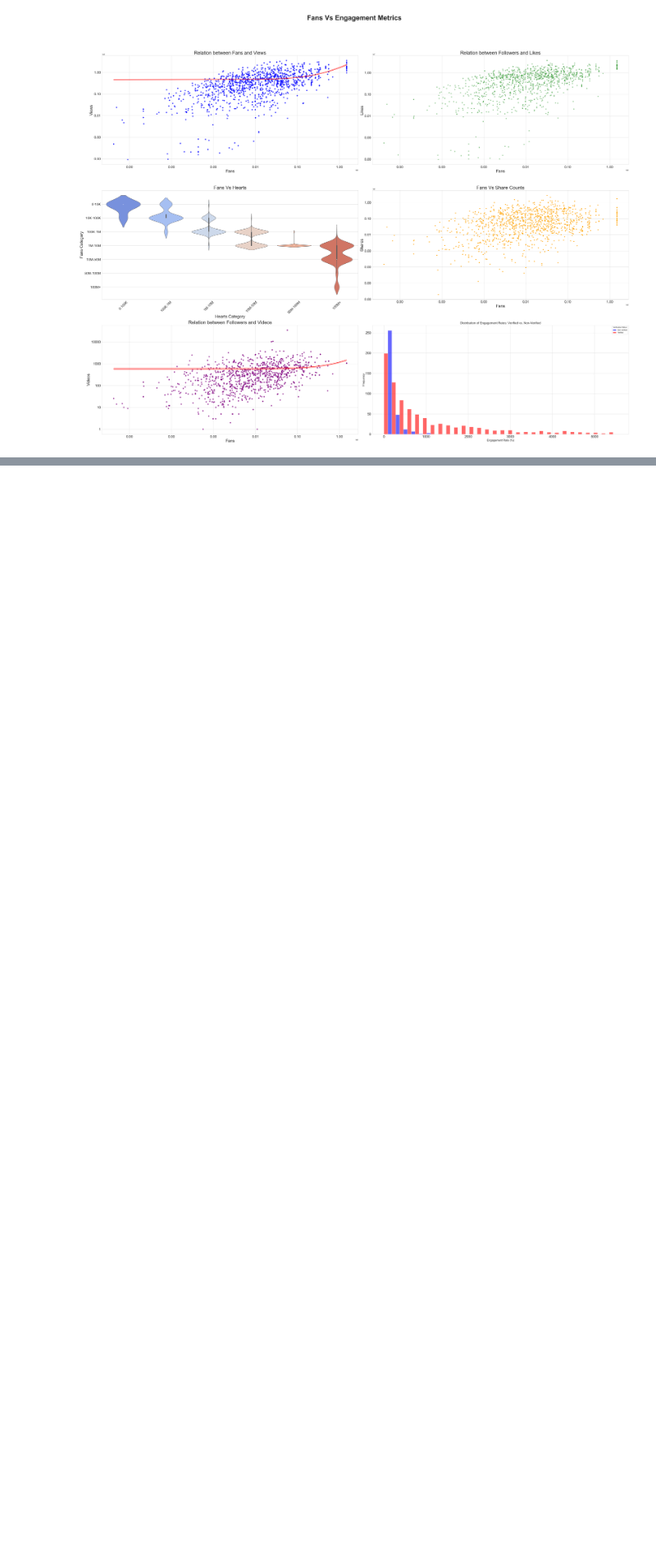
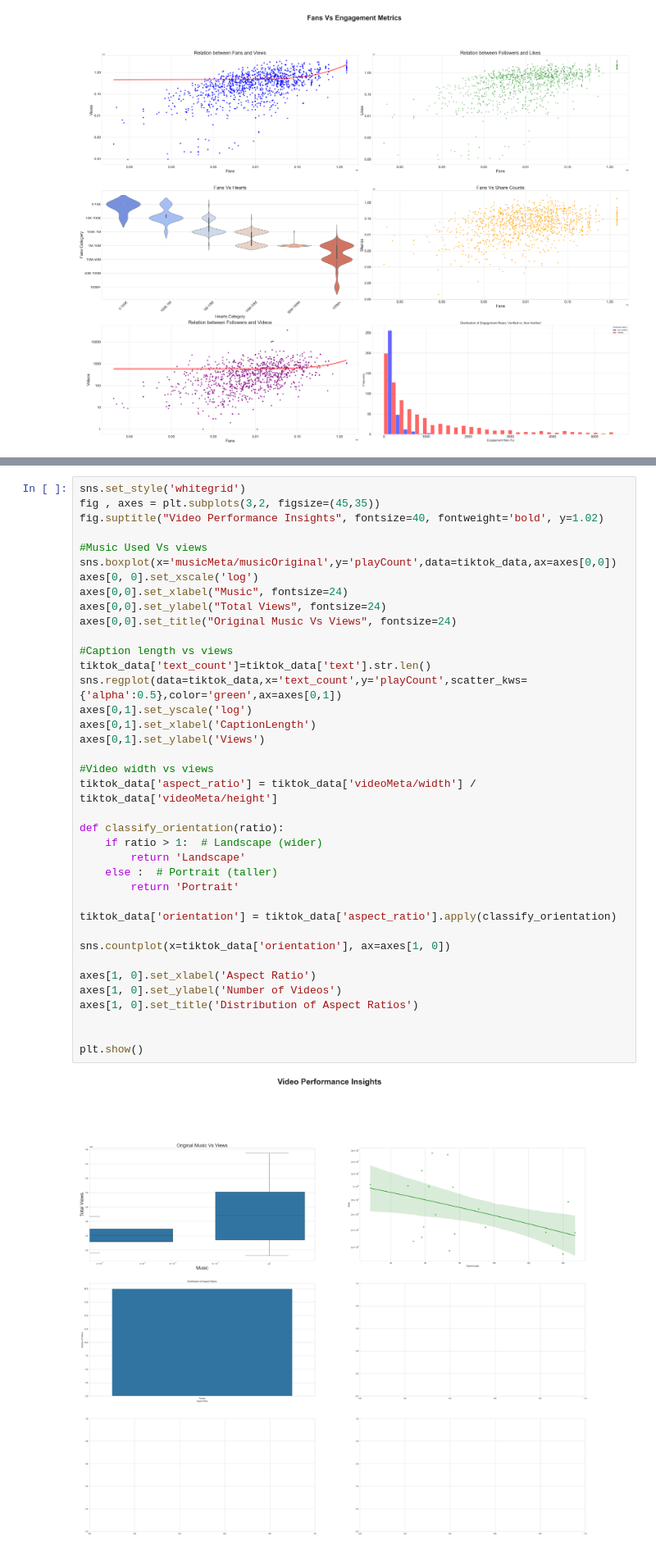
Before and after one commit to Sparshan605/Social-Media-Sentiment-Dashboard, a Jupyter notebook: data_visulaization.ipynb, the cells around one changed output, grey strips where cells are left out. Shown at 82% size. Cells and saved outputs as stored; diff of their text form; blank space fills up the shorter version.

```diff
--- a/data_visulaization.ipynb
+++ b/data_visulaization.ipynb
@@ -209,0 +219,40 @@ plt.show()
+# %%
+sns.set_style('whitegrid')
+fig , axes = plt.subplots(3,2, figsize=(45,35))
+fig.suptitle("Video Performance Insights", fontsize=40, fontweight='bold', y=1.02)
+
+#Music Used Vs views
+sns.boxplot(x='musicMeta/musicOriginal',y='playCount',data=tiktok_data,ax=axes[0,0])
+axes[0, 0].set_xscale('log')
+axes[0,0].set_xlabel("Music", fontsize=24)
+axes[0,0].set_ylabel("Total Views", fontsize=24)
+axes[0,0].set_title("Original Music Vs Views", fontsize=24)
+
+#Caption length vs views
+tiktok_data['text_count']=tiktok_data['text'].str.len()
+sns.regplot(data=tiktok_data,x='text_count',y='playCount',scatter_kws={'alpha':0.5},color='green',ax=axes[0,1])
+axes[0,1].set_yscale('log')
+axes[0,1].set_xlabel('CaptionLength')
+axes[0,1].set_ylabel('Views')
+
+#Video width vs views
+tiktok_data['aspect_ratio'] = tiktok_data['videoMeta/width'] / tiktok_data['videoMeta/height']
+
+def classify_orientation(ratio):
+    if ratio > 1:  # Landscape (wider)
+        return 'Landscape'
+    else :  # Portrait (taller)
+        return 'Portrait'
+
+tiktok_data['orientation'] = tiktok_data['aspect_ratio'].apply(classify_orientation)
+
+sns.countplot(x=tiktok_data['orientation'], ax=axes[1, 0])
+
+axes[1, 0].set_xlabel('Aspect Ratio')
+axes[1, 0].set_ylabel('Number of Videos')
+axes[1, 0].set_title('Distribution of Aspect Ratios')
+
+
+plt.show()
+# %% [output]
+[figure, added]
```
Also changed, not shown: parts of 3 cells of this notebook, 3 other files.
